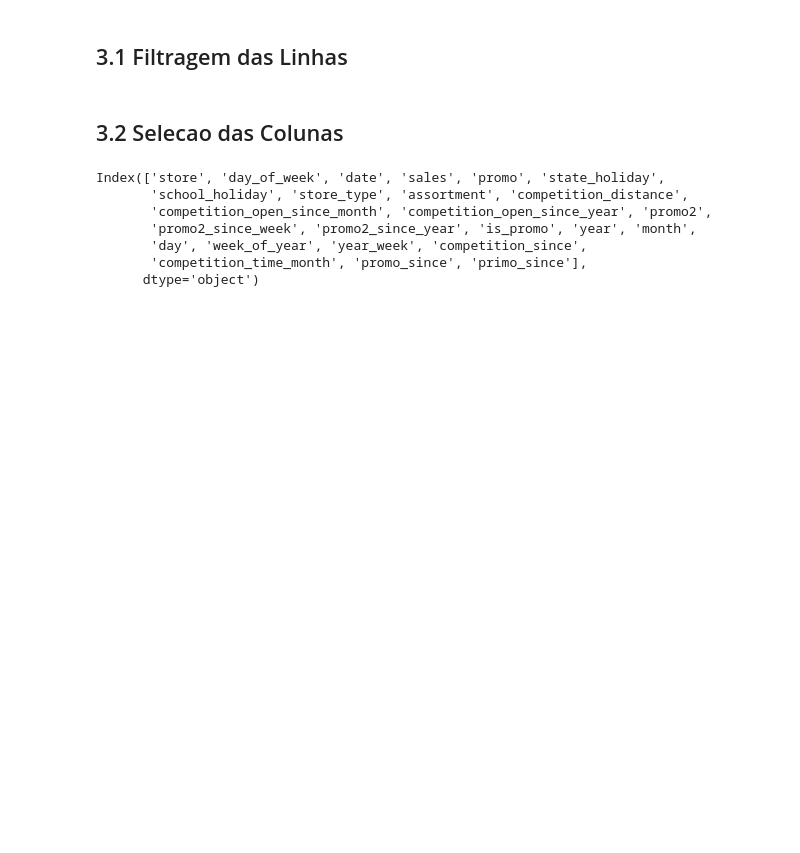
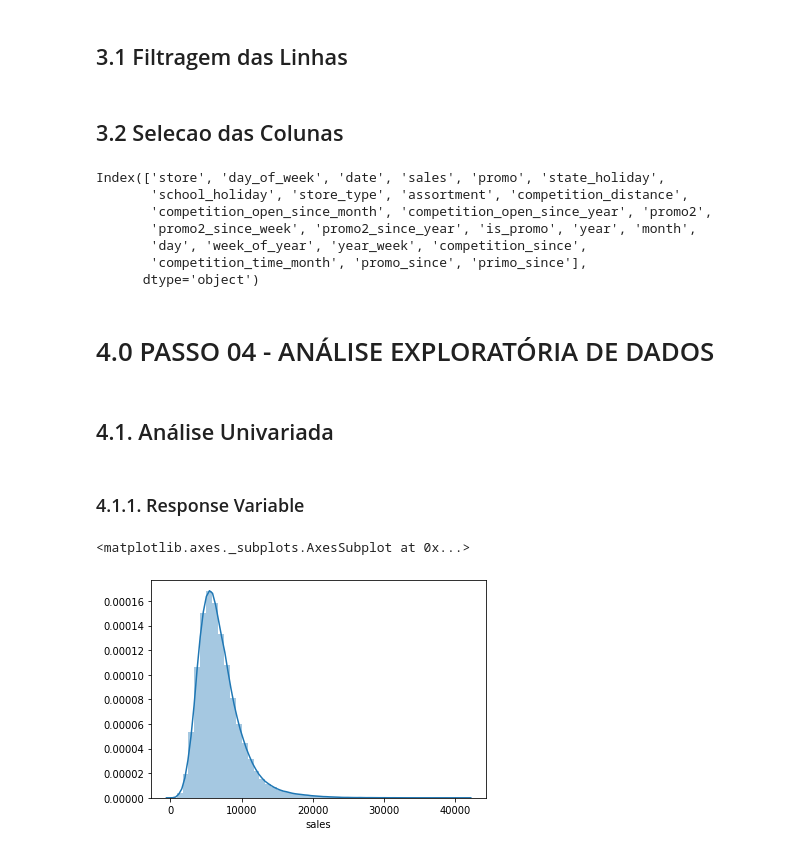
Before and after one commit to ArthurMesquita96/Rossmann-Predict-Sales, a Jupyter notebook: m03_v01_store_sales_predicton.ipynb, the cells around one changed output. Saved outputs shown, nothing was run; the diff lists cells and outputs as text; code cells hidden in the pictures; blank space fills up the shorter version.

Commit message:
análise univariada das varáveis numéricas e categoricas

```diff
--- a/m03_v01_store_sales_predicton.ipynb
+++ b/m03_v01_store_sales_predicton.ipynb
@@ -433,3 +449,16 @@ Index(['store', 'day_of_week', 'date', 'sales', 'promo', 'state_holiday',
        'day', 'week_of_year', 'year_week', 'competition_since',
        'competition_time_month', 'promo_since', 'primo_since'],
       dtype='object')
+# %% [markdown]
+# 4.0 PASSO 04 - ANÁLISE EXPLORATÓRIA DE DADOS
+# %%
+df4 = df3.copy()
+# %% [markdown]
+## 4.1. Análise Univariada
+# %% [markdown]
+### 4.1.1. Response Variable
+# %%
+sns.distplot(df4['sales'])
+# %% [output]
+<matplotlib.axes._subplots.AxesSubplot at 0x...>
+[figure, added]
```
Also changed, not shown: parts of 10 cells of this notebook.
